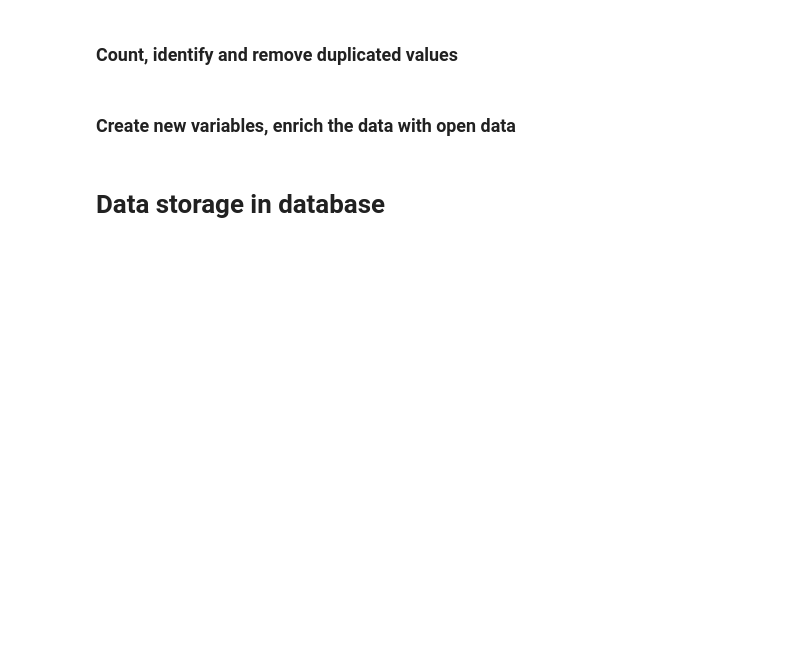
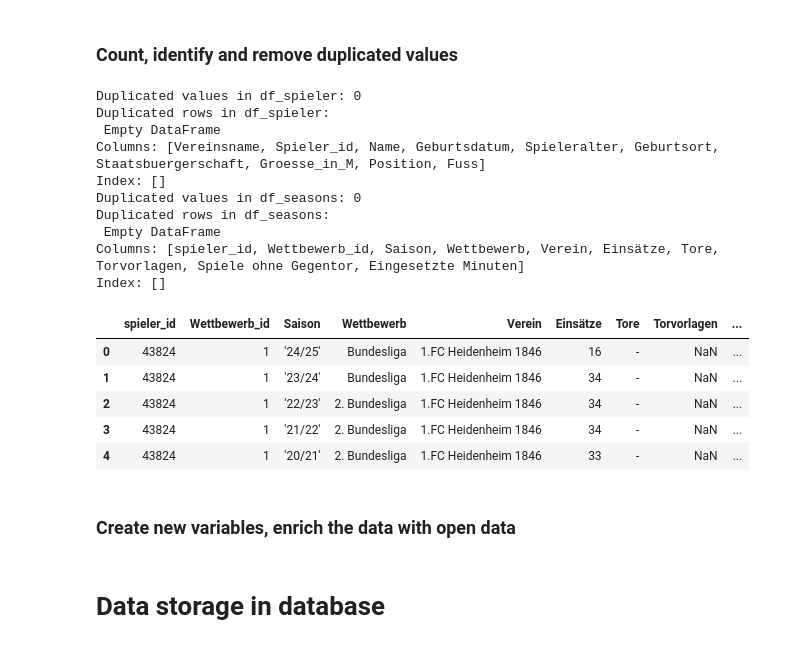
Before and after one commit to loretyan/ProjectDataAnalytics, a Jupyter notebook: Bundesliga.ipynb, the cells around one changed output. Cells and saved outputs as stored; diff of their text form; code cells hidden in the pictures; blank space fills up the shorter version.

```diff
--- a/Bundesliga.ipynb
+++ b/Bundesliga.ipynb
@@ -39,5 +196,46 @@ ModuleNotFoundError: No module named 'folium'
 # %% [markdown]
 ### Count, identify and remove duplicated values
+# %%
+# Count duplicated values in df_spieler
+duplicated_values_spieler = df_spieler.duplicated().sum()
+print("Duplicated values in df_spieler:", duplicated_values_spieler)
+
+# Identify duplicated rows in df_spieler
+duplicated_rows_spieler = df_spieler[df_spieler.duplicated()]
+print("Duplicated rows in df_spieler:\n", duplicated_rows_spieler)
+
+# Remove duplicated rows in df_spieler
+df_spieler_cleaned = df_spieler.drop_duplicates()
+df_spieler_cleaned.head()
+
+# Count duplicated values in df_seasons
+duplicated_values_seasons = df_seasons.duplicated().sum()
+print("Duplicated values in df_seasons:", duplicated_values_seasons)
+
+# Identify duplicated rows in df_seasons
+duplicated_rows_seasons = df_seasons[df_seasons.duplicated()]
+print("Duplicated rows in df_seasons:\n", duplicated_rows_seasons)
+
+# Remove duplicated rows in df_seasons
+df_seasons_cleaned = df_seasons.drop_duplicates()
+df_seasons_cleaned.head()
+# %% [output]
+Duplicated values in df_spieler: 0
+Duplicated rows in df_spieler:
+ Empty DataFrame
+Columns: [Vereinsname, Spieler_id, Name, Geburtsdatum, Spieleralter, Geburtsort, Staatsbuergerschaft, Groesse_in_M, Position, Fuss]
+Index: []
+Duplicated values in df_seasons: 0
+Duplicated rows in df_seasons:
+ Empty DataFrame
+Columns: [spieler_id, Wettbewerb_id, Saison, Wettbewerb, Verein, Einsätze, Tore, Torvorlagen, Spiele ohne Gegentor, Eingesetzte Minuten]
+Index: []
+|  | spieler_id | Wettbewerb_id | Saison | Wettbewerb | Verein | Einsätze | Tore | Torvorlagen | ... |
+| 0 | 43824 | 1 | '24/25' | Bundesliga | 1.FC Heidenheim 1846 | 16 | - | NaN | ... |
+| 1 | 43824 | 1 | '23/24' | Bundesliga | 1.FC Heidenheim 1846 | 34 | - | NaN | ... |
+| 2 | 43824 | 1 | '22/23' | 2. Bundesliga | 1.FC Heidenheim 1846 | 34 | - | NaN | ... |
+| 3 | 43824 | 1 | '21/22' | 2. Bundesliga | 1.FC Heidenheim 1846 | 34 | - | NaN | ... |
+| 4 | 43824 | 1 | '20/21' | 2. Bundesliga | 1.FC Heidenheim 1846 | 33 | - | NaN | ... |
 # %% [markdown]
 ### Create new variables, enrich the data with open data
 # %% [markdown]
```
Also changed, not shown: parts of 7 cells of this notebook, 1 other file.
